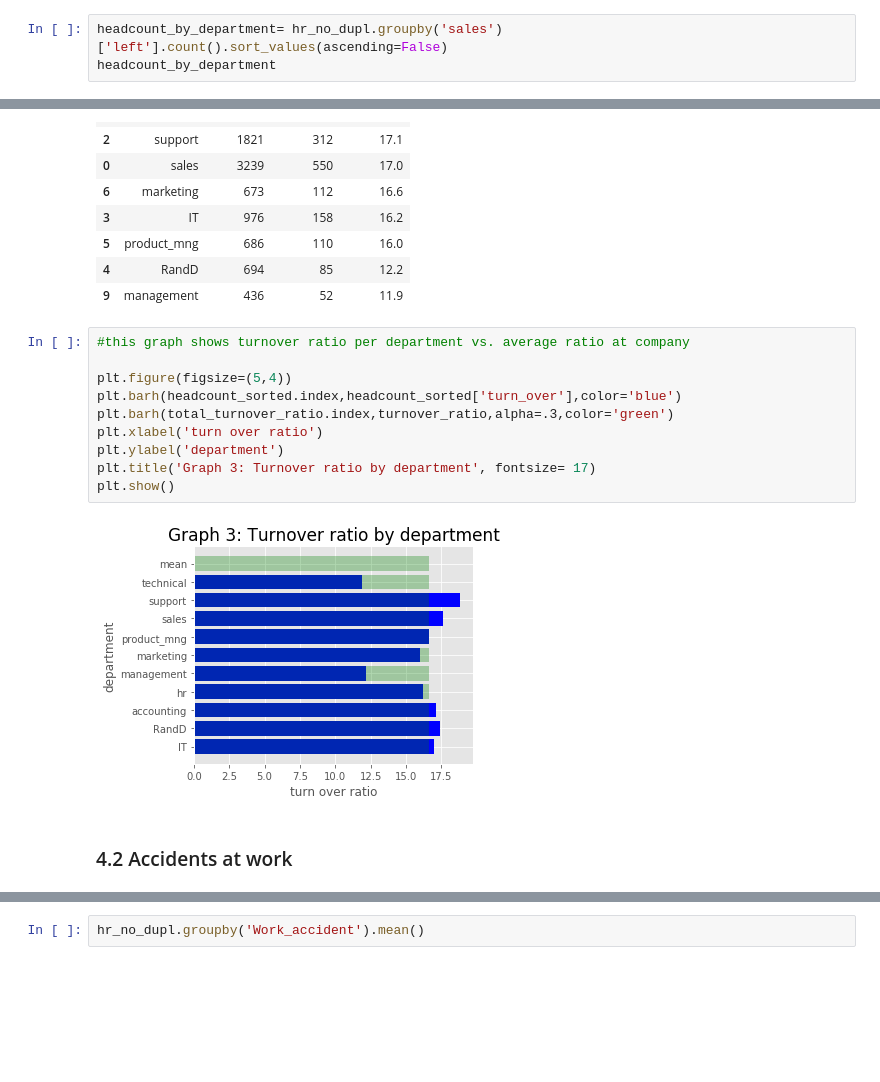
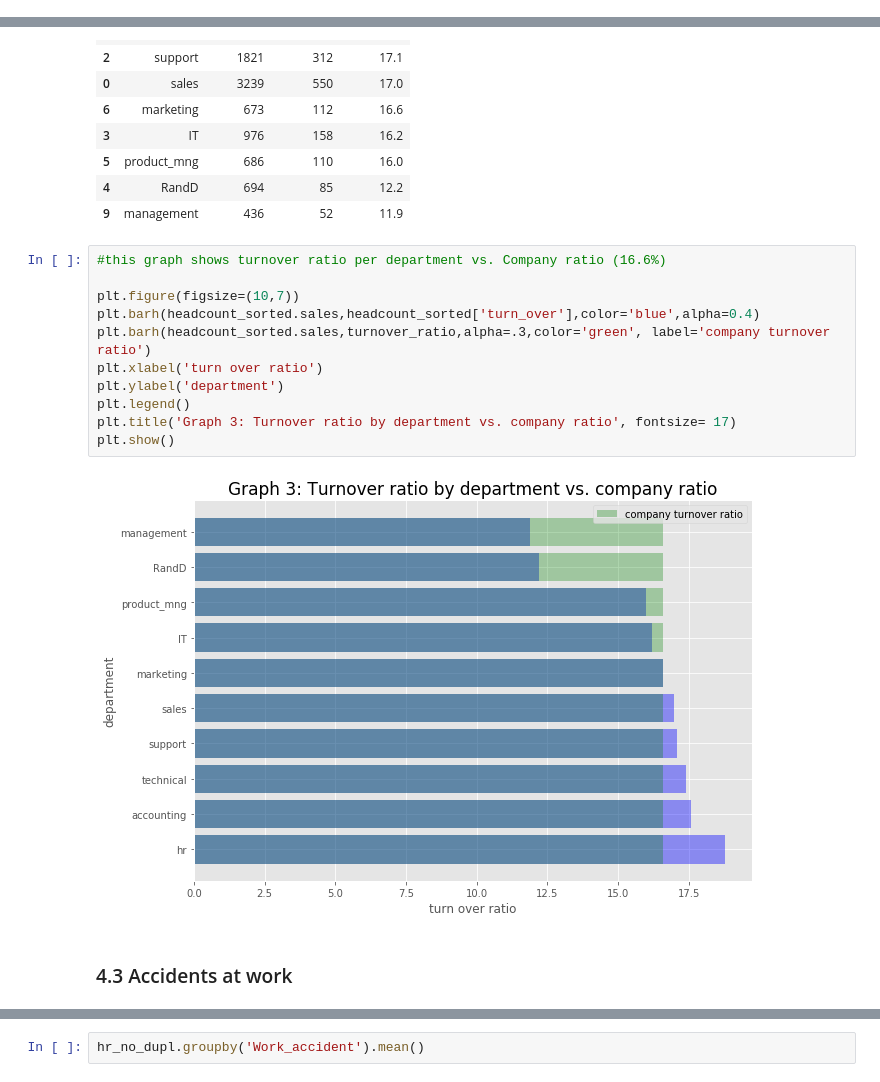
Before and after one commit to MariaGamero/TFM-ReasonsforEmployeeTurnover, a Jupyter notebook: Employee_retention.ipynb, the cells around one changed output, grey strips where cells are left out. Saved outputs shown, nothing was run; the diff lists cells and outputs as text; blank space fills up the shorter version.

```diff
--- a/Employee_retention.ipynb
+++ b/Employee_retention.ipynb
@@ -216,3 +219,0 @@ Graph 1 also shows _the Pearson's correlation coefficient among features_:
-# %%
-headcount_by_department= hr_no_dupl.groupby('sales')['left'].count().sort_values(ascending=False)
-headcount_by_department
@@ -305,19 +302,20 @@ headcount_sorted
 | 4 | RandD | 694 | 85 | 12.2 |
 | 9 | management | 436 | 52 | 11.9 |
 # %%
-#this graph shows turnover ratio per department vs. average ratio at company
+#this graph shows turnover ratio per department vs. Company ratio (16.6%)
 
-plt.figure(figsize=(5,4))
-plt.barh(headcount_sorted.index,headcount_sorted['turn_over'],color='blue')
-plt.barh(total_turnover_ratio.index,turnover_ratio,alpha=.3,color='green')
+plt.figure(figsize=(10,7))
+plt.barh(headcount_sorted.sales,headcount_sorted['turn_over'],color='blue',alpha=0.4)
+plt.barh(headcount_sorted.sales,turnover_ratio,alpha=.3,color='green', label='company turnover ratio')
 plt.xlabel('turn over ratio')
 plt.ylabel('department')
-plt.title('Graph 3: Turnover ratio by department', fontsize= 17)
+plt.legend()
+plt.title('Graph 3: Turnover ratio by department vs. company ratio', fontsize= 17)
 plt.show()
 # %% [output]
-[figure, old version]
+[figure, new version]
 # %% [markdown]
-### 4.2 Accidents at work
+### 4.3 Accidents at work
 # %%
 accidents_by_year=hr_no_dupl.groupby('time_spend_company')['Work_accident'].count()
 #graph
```
Also changed, not shown: parts of 14 cells of this notebook.
